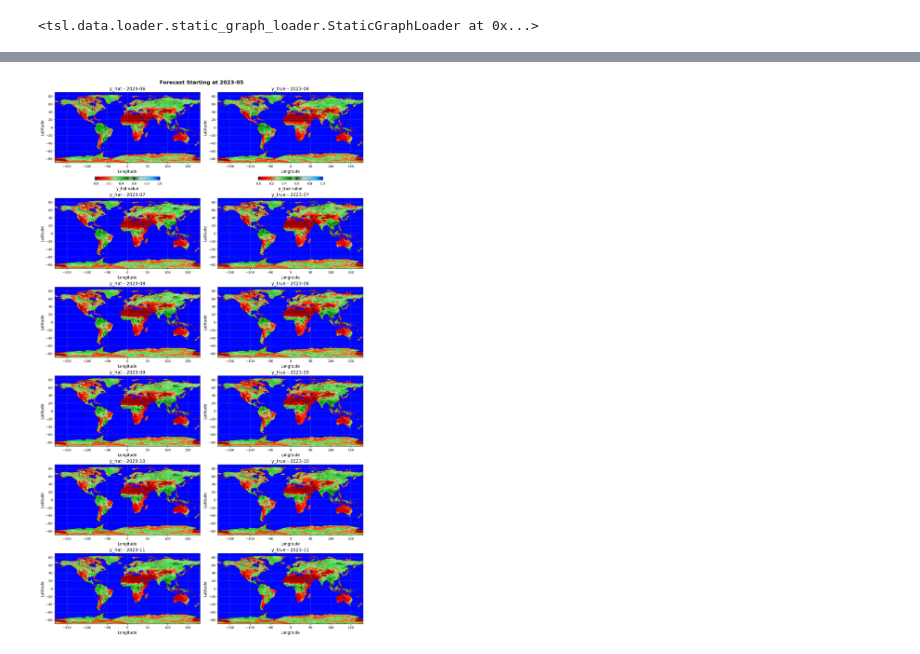
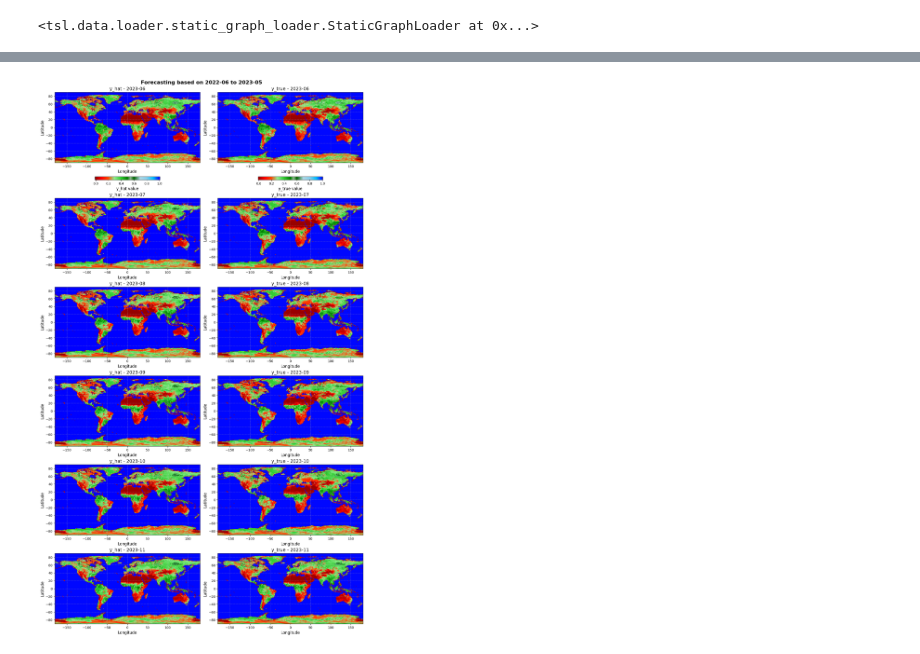
Before and after one commit to AdamPrzychodniPrivate/soil-water-forecasting, a Jupyter notebook: modeling-pipeline/notebooks/6.1 training_TimeAndGraphAniso.ipynb, the cells around one changed output, grey strips where cells are left out. Saved outputs shown, nothing was run; the diff lists cells and outputs as text; code cells hidden in the pictures.

```diff
--- a/modeling-pipeline/notebooks/6.1 training_TimeAndGraphAniso.ipynb
+++ b/modeling-pipeline/notebooks/6.1 training_TimeAndGraphAniso.ipynb
@@ -241,8 +241,8 @@ from tsl.data.datamodule import (SpatioTemporalDataModule,
 # Split data sequentially:
 #   |------------ dataset -----------|
 #   |--- train ---|- val -|-- test --|
-# splitter = TemporalSplitter(val_len=0.1, test_len=0.2)
-splitter = TemporalSplitter(val_len=0.1, test_len=0.023) # FOR PREDICTIONS
+splitter = TemporalSplitter(val_len=0.1, test_len=0.2)
+# splitter = TemporalSplitter(val_len=0.1, test_len=0.023) # FOR PREDICTIONS
 # %%
 # Create a SpatioTemporalDataModule
 datamodule = SpatioTemporalDataModule(
@@ -1111,9 +1183,10 @@ Data variables:
 # %%
+import torch
 import numpy as np
+import xarray as xr
 import pandas as pd
 import matplotlib.pyplot as plt
 from matplotlib.colors import LinearSegmentedColormap
-import xarray as xr
 
 def plot_full_horizon(ds, forecast_time_idx=0, vmin=None, vmax=None):
     """
@@ -1153,6 +1226,13 @@ def plot_full_horizon(ds, forecast_time_idx=0, vmin=None, vmax=None):
     lons = ds.longitude.values
     forecast_time_val = pd.to_datetime(ds.forecast_time.values[forecast_time_idx])  # Ensure it's a Timestamp
 
+    # Calculate the start date (11 months before forecast_time_val)
+    start_date = forecast_time_val - pd.DateOffset(months=11)
+
+    # Format the dates
+    start_str = start_date.strftime('%Y-%m')
+    end_str = forecast_time_val.strftime('%Y-%m')
+
     # Define the actual forecast dates based on horizon
     horizon_steps = ds.horizon.values
     forecast_dates = [forecast_time_val + pd.DateOffset(months=int(step)) for step in horizon_steps]
@@ -1170,10 +1250,10 @@ def plot_full_horizon(ds, forecast_time_idx=0, vmin=None, vmax=None):
     if vmax is None:
         vmax = max(np.nanmax(y_hat_all_steps), np.nanmax(y_true_all_steps))
 
-    # Set up the plot with two rows for y_hat and y
+    # Set up the plot with two columns for y_hat and y_true
     fig, axes = plt.subplots(nrows=horizon, ncols=2, figsize=(14, 4 * horizon), constrained_layout=True)
     fig.suptitle(
-        f"Forecast Starting at {forecast_time_val.strftime('%Y-%m')}",
+        f"Forecasting based on {start_str} to {end_str}",
         fontsize=16, fontweight='bold'
     )
 
@@ -1216,6 +1296,6 @@ def plot_full_horizon(ds, forecast_time_idx=0, vmin=None, vmax=None):
     plt.show()
 # %%
 # Wizualizacja pełnych 6-miesięcznych prognoz dla pierwszej prognozy (forecast_time_idx=0)
-plot_full_horizon(ds_pred, forecast_time_idx=11)
+plot_full_horizon(ds_pred, forecast_time_idx=105)
 # %% [output]
-[figure, old version]
+[figure, new version]
```
Also changed, not shown: parts of 12 cells of this notebook.
